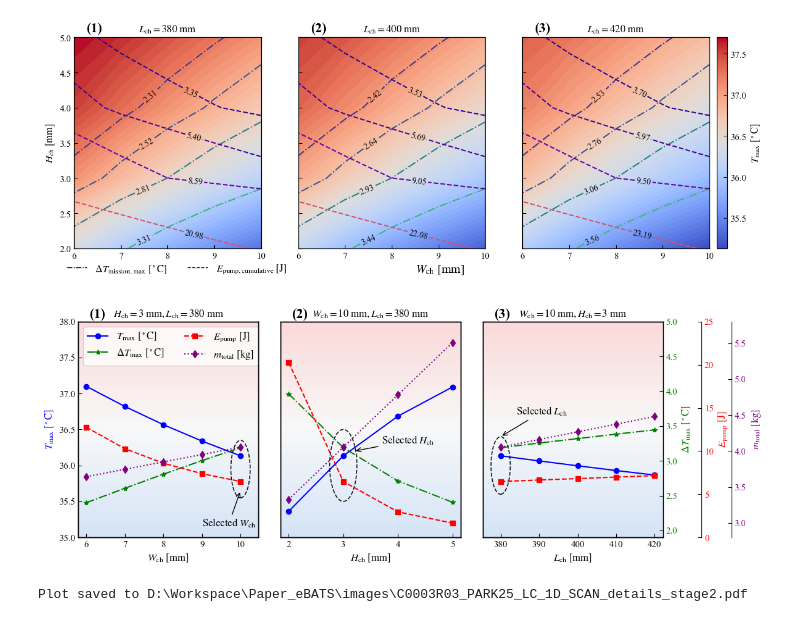
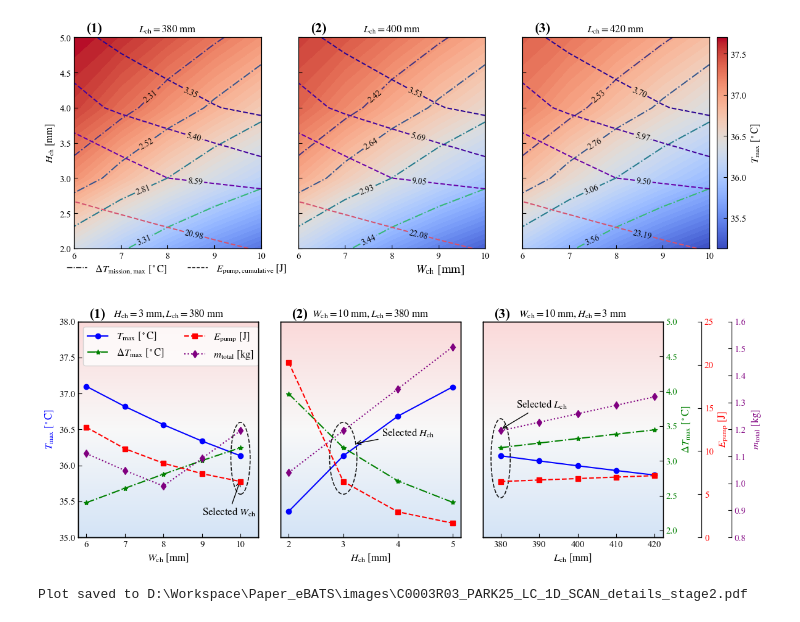
Before and after one commit to sxwd4ever/eBATS, a Jupyter notebook: cases/C0003/C0003R03_PARK25_LC_1D_SCAN_plot_stage2.ipynb, the cells around one changed output. Cells and saved outputs as stored; diff of their text form; code cells hidden in the pictures.

```diff
--- a/cases/C0003/C0003R03_PARK25_LC_1D_SCAN_plot_stage2.ipynb
+++ b/cases/C0003/C0003R03_PARK25_LC_1D_SCAN_plot_stage2.ipynb
@@ -430,7 +430,7 @@ y4_name = 'mtotal'
 Tbmax_range = [35, 38]
 dTbmax_range = [1.9, 5]
 Epump_range = [0, 25]
-mtotal_range = [2.8, 5.8]
+mtotal_range = [0.8, 1.6]
 
 # curve artists
 
@@ -469,11 +469,11 @@ ax_cur.set_title(rf'$H_\mathrm{{ch}} = {H_ch}~\mathrm{{mm}}, L_\mathrm{{ch}} = {
 
 # Draw an ellipse to highlight the target mdot_total_kg_s and T_max condition
 W_ch = 10
-T_target = 35.95
+T_target = 36.1
 ax_cur.add_patch(Ellipse(
     (W_ch, T_target),
     width=0.5,
-    height=0.8,
+    height=1,
     facecolor='none',
     edgecolor='black',
     linestyle='--',
@@ -558,7 +558,7 @@ ax_cur.set_title(rf'$W_\mathrm{{ch}} = {W_ch}~\mathrm{{mm}}, L_\mathrm{{ch}} = {
 
 # Draw an ellipse to highlight the target mdot_total_kg_s and T_max condition
 H_ch = 3
-T_target = 36.
+T_target = 36.1
 ax_cur.add_patch(Ellipse(
     (H_ch, T_target),
     width=0.5,
@@ -638,11 +638,11 @@ ax_cur.set_title(rf'$W_\mathrm{{ch}} = {W_ch}~\mathrm{{mm}}, H_\mathrm{{ch}} = {
 # ax_cur.set_title(f'3. {ax_.ur.get_title()}')
 
 L_ch = 380
-T_target = 36.
+T_target = 36.1
 ax_cur.add_patch(Ellipse(
     (L_ch, T_target),
     width=5,
-    height=0.8,
+    height=1.1,
     facecolor='none',
     edgecolor='black',
     linestyle='--',
@@ -710,32 +710,32 @@ ax4.tick_params(axis='y', labelcolor=curve_artists[y4_name]['color'])
 ax4.set_ylim(mtotal_range)
 
 x0, x1 = ax_cur.get_xlim()
 y0, y1 = ax_cur.get_ylim()
 plot_util.draw_plot_bg_gradient(ax_cur, x0, x1, y0, y1)
 
 # Numbering the subplots for clarity
 for i, ax in enumerate(ax_all):
     ax.text(0.15, 1.06, f'({i+1})', transform=ax.transAxes,
             fontsize=16, fontweight='bold', va='top', ha='right')
 
 # plt.title(f'{y1_name}, {y2_name}, and {y3_name} vs {x_name} at mdot_total_kg_s = {mdot_total_kg_s} and N_ch = {N_ch}')
 fig.tight_layout()
 plt.show()
 
 # save the plot for presentation
 
 output_folder = os.path.join(root_dir, "out", CASE_ID)
 os.makedirs(output_folder, exist_ok=True)
 output_file = os.path.join(output_folder, f"{CASE_NAME}_details_stage2.png")
 
 fig.savefig(output_file, dpi=300, bbox_inches='tight')
 
 # and a copy into the paper's working folder
 output_folder = r"D:\Workspace\Paper_eBATS\images" # the working directory of the paper draft
 output_file = os.path.join(output_folder, f"{CASE_NAME}_details_stage2.pdf")
 
 fig.savefig(output_file, dpi=300, bbox_inches='tight')
 print(f"Plot saved to {output_file}")
 # %% [output]
-[figure, old version]
+[figure, new version]
 Plot saved to D:\Workspace\Paper_eBATS\images\C0003R03_PARK25_LC_1D_SCAN_details_stage2.pdf
```
Also changed, not shown: 4 other files.
